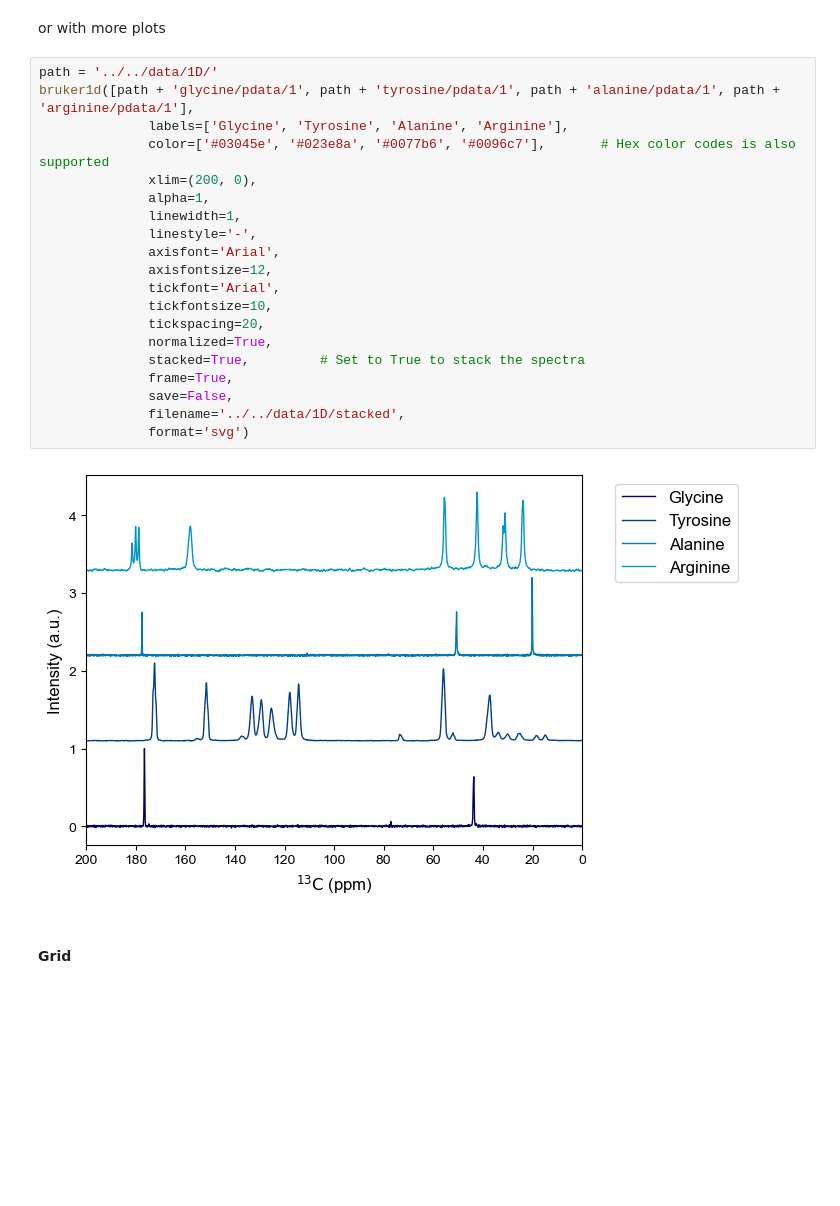
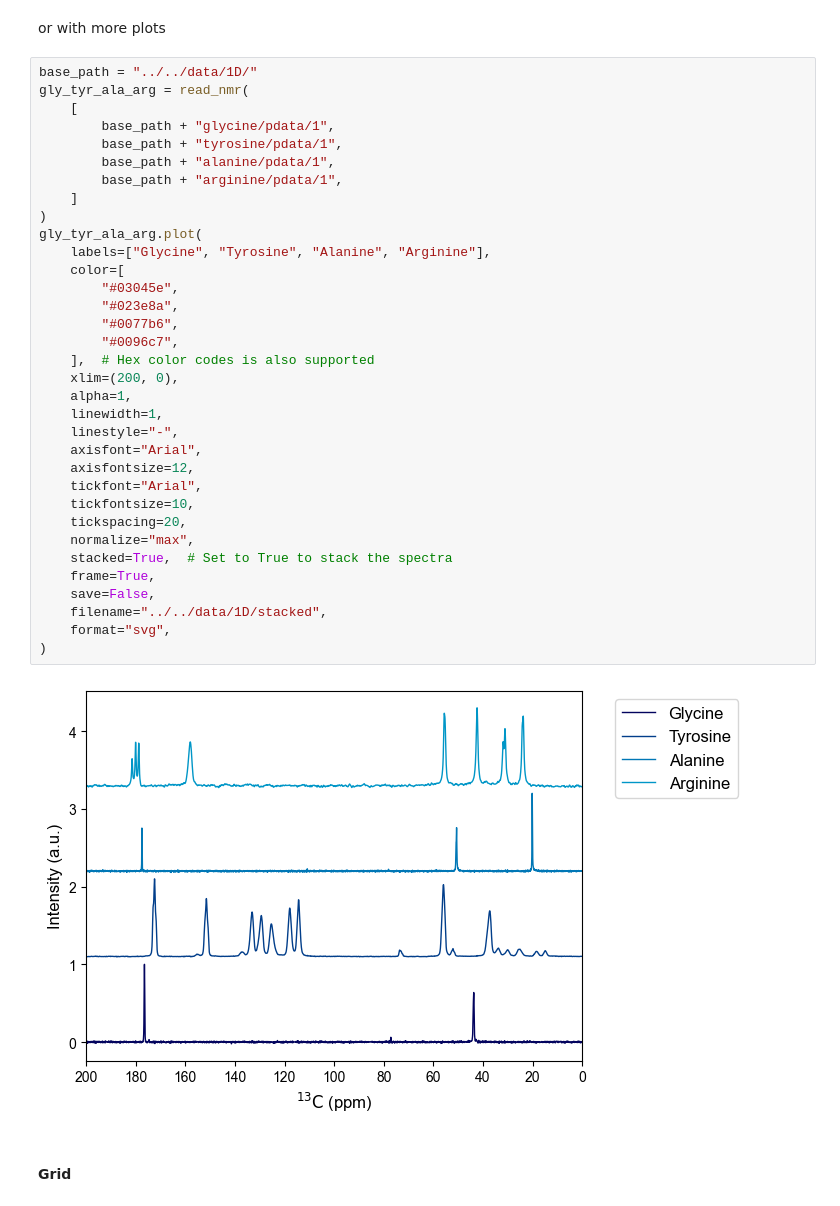
Before and after one commit to nuts-org/spinplots, a Jupyter notebook: docs/user_guide/easy_plots.ipynb, the cells around one changed output. Cells and saved outputs as stored; diff of their text form; blank space fills up the shorter version.

```diff
--- a/docs/user_guide/easy_plots.ipynb
+++ b/docs/user_guide/easy_plots.ipynb
@@ -145,26 +145,40 @@ bruker1d([path + 'glycine/pdata/1', path + 'tyrosine/pdata/1'],
 # %% [markdown]
 or with more plots
 # %%
-path = '../../data/1D/'
-bruker1d([path + 'glycine/pdata/1', path + 'tyrosine/pdata/1', path + 'alanine/pdata/1', path + 'arginine/pdata/1'],
-              labels=['Glycine', 'Tyrosine', 'Alanine', 'Arginine'],
-              color=['#03045e', '#023e8a', '#0077b6', '#0096c7'],       # Hex color codes is also supported
-              xlim=(200, 0),
-              alpha=1,
-              linewidth=1,
-              linestyle='-',
-              axisfont='Arial',
-              axisfontsize=12,
-              tickfont='Arial',
-              tickfontsize=10,
-              tickspacing=20,
-              normalized=True,
-              stacked=True,         # Set to True to stack the spectra
-              frame=True,
-              save=False,
-              filename='../../data/1D/stacked',
-              format='svg')
+base_path = "../../data/1D/"
+gly_tyr_ala_arg = read_nmr(
+    [
+        base_path + "glycine/pdata/1",
+        base_path + "tyrosine/pdata/1",
+        base_path + "alanine/pdata/1",
+        base_path + "arginine/pdata/1",
+    ]
+)
+gly_tyr_ala_arg.plot(
+    labels=["Glycine", "Tyrosine", "Alanine", "Arginine"],
+    color=[
+        "#03045e",
+        "#023e8a",
+        "#0077b6",
+        "#0096c7",
+    ],  # Hex color codes is also supported
+    xlim=(200, 0),
+    alpha=1,
+    linewidth=1,
+    linestyle="-",
+    axisfont="Arial",
+    axisfontsize=12,
+    tickfont="Arial",
+    tickfontsize=10,
+    tickspacing=20,
+    normalize="max",
+    stacked=True,  # Set to True to stack the spectra
+    frame=True,
+    save=False,
+    filename="../../data/1D/stacked",
+    format="svg",
+)
 # %% [output]
-[figure, old version]
+[figure, new version]
 # %% [markdown]
 #### Grid
```
Also changed, not shown: parts of 20 cells of this notebook, 8 other files.
